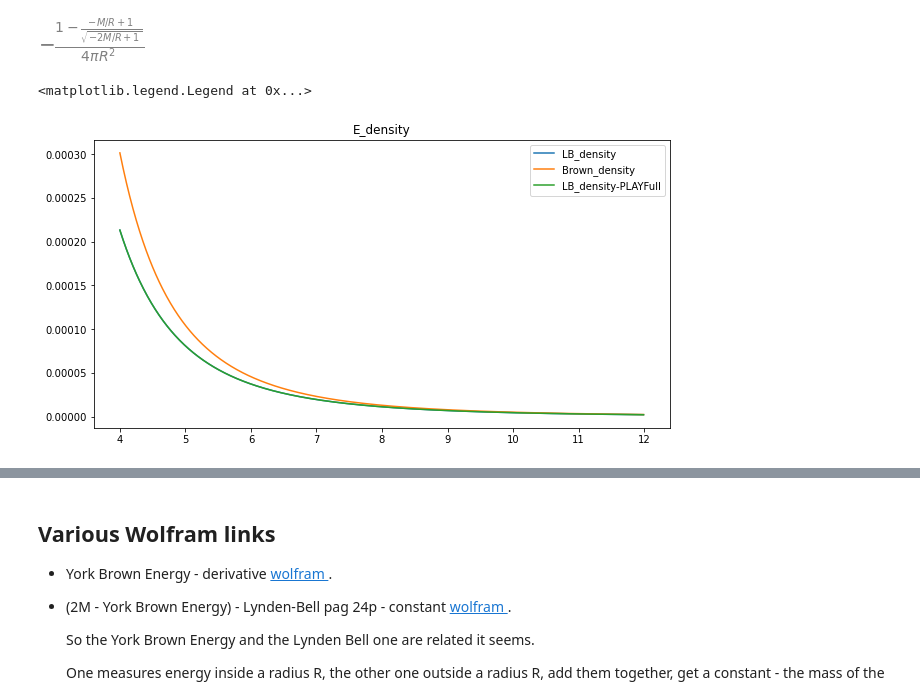
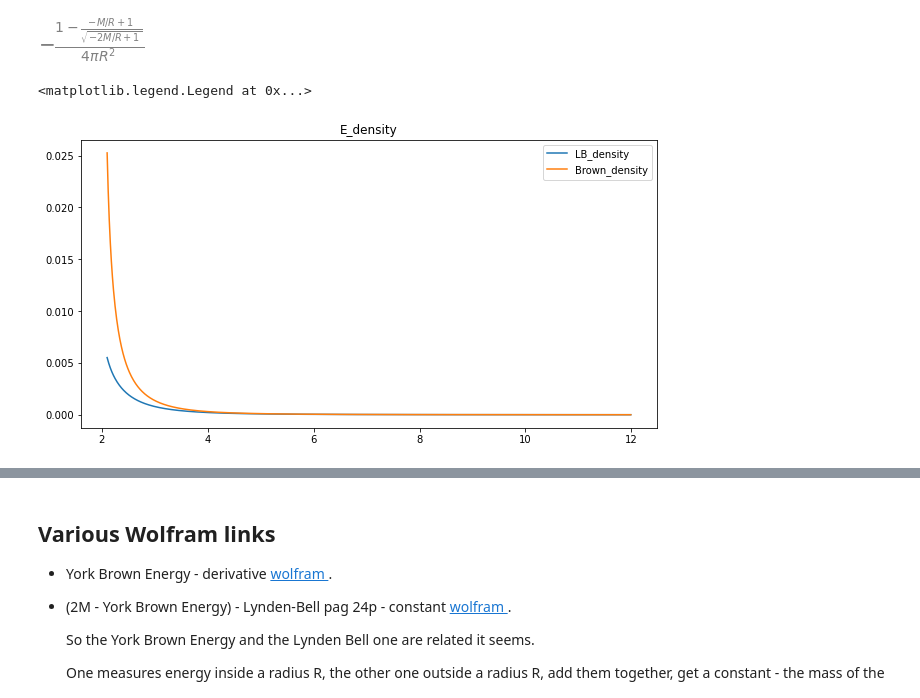
Before and after one commit to tomandersen/jupyter, a Jupyter notebook: 2022/Longituditnal-Lynden.ipynb, the cells around one changed output, grey strips where cells are left out. Saved outputs shown, nothing was run; the diff lists cells and outputs as text; code cells hidden in the pictures.

```diff
--- a/2022/Longituditnal-Lynden.ipynb
+++ b/2022/Longituditnal-Lynden.ipynb
@@ -67,35 +71,35 @@ E_d3
 #normalSin = sin(w*(syms[0] - syms[1]/(syms[1]/ln(syms[1]*F)))
 #M = 1
 #Make x values - which we will sub in for r
-x = np.arange(4.0, 12, 0.01)
+x = np.arange(2.1, 12, 0.01)
 func = lambdify([R,M], E_d, "numpy")
 func2 = lambdify([R,M], E_d2, "numpy")
 func3 = lambdify([R,M], E_d3, "numpy")
 func4 = lambdify([A,M], E_dA, "numpy")
 func5 = lambdify([R,M], E_dP, "numpy")
 m_val = 1.0
 E_dVals = func(x, m_val)
 E_d2Vals = func2(x, m_val)
 E_d3Vals = func3(x, m_val)
 E_d4Vals = func4(x, m_val)
 E_d5Vals = func5(x, m_val)
 #E_dVals = E_dR.evalf(subs={R: x})
 # print(E_dVals)
 # print(E_d2Vals)
 
 fig=plt.figure(figsize=(8, 4))
 ax=fig.add_axes([0,2,1.0,1.0])
 ax.plot(x,E_dVals, label="LB_density")
 #ax.plot(x,E_d2Vals, label="E2_density")
 ax.plot(x,E_d3Vals, label="Brown_density")
 #ax.plot(x,E_d4Vals, label="LB_Iso_density")
-ax.plot(x,E_d5Vals, label="LB_density-PLAYFull")
+#ax.plot(x,E_d5Vals, label="LB_density-PLAYFull")
 
 ax.set_title("E_density")
 
 ax.legend(loc="upper right")
 # %% [output]
 <matplotlib.legend.Legend at 0x...>
-[figure, old version]
+[figure, new version]
 # %% [markdown]
 # Energy density in York-Brown 1993 does not match the energy density in Lynden Bell as one approaches the BH
```
Also changed, not shown: parts of 2 cells of this notebook, 2 other files.
